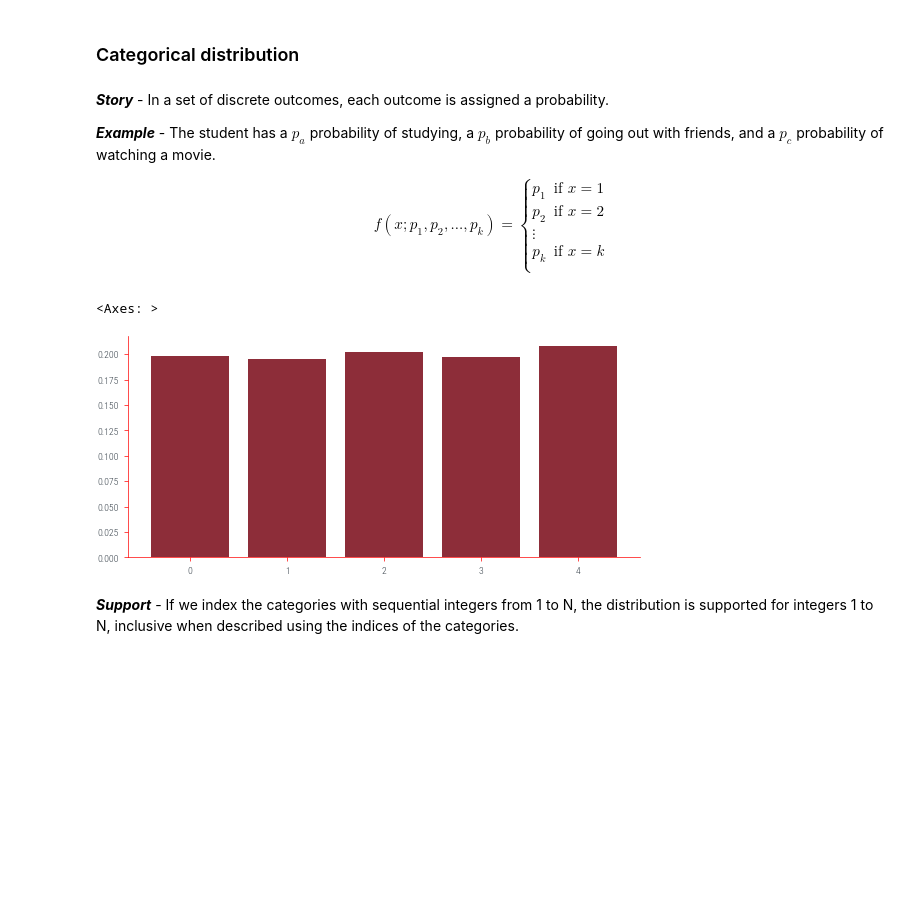
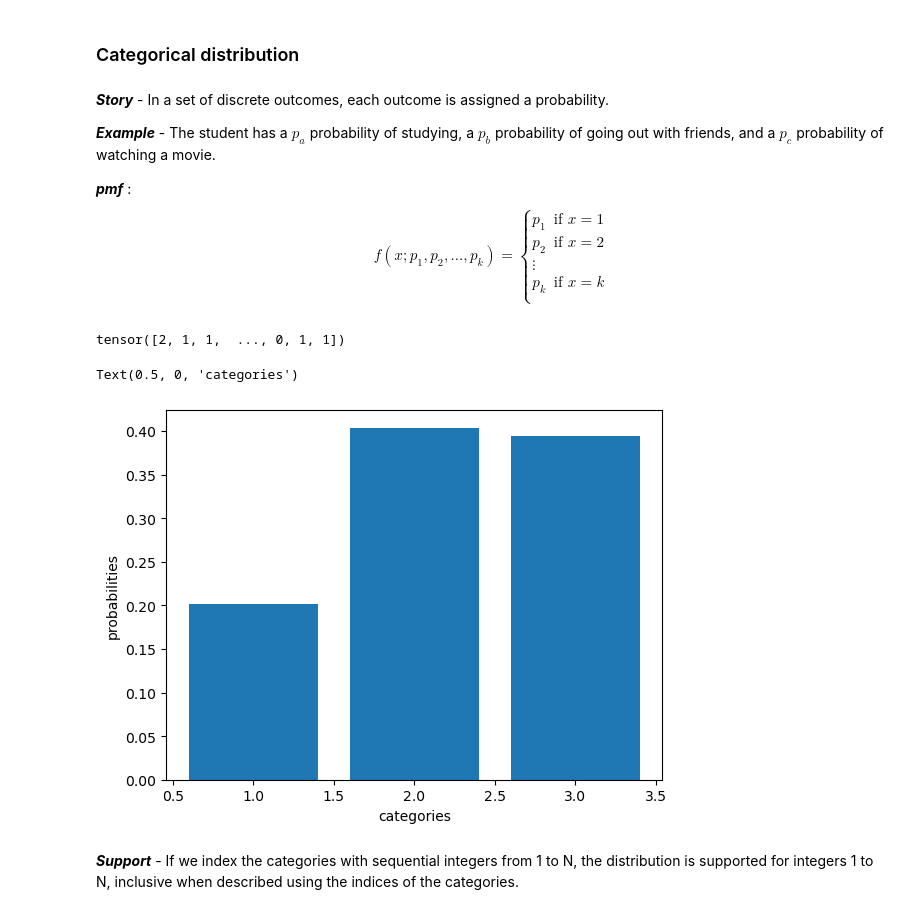
Before and after one commit to rishabh-mondal/Rishabh-mondal.github.io, a Jupyter notebook: posts/Sampling_distributions.ipynb, the cells around one changed output. Saved outputs shown, nothing was run; the diff lists cells and outputs as text; code cells hidden in the pictures; blank space fills up the shorter version.

```diff
--- a/posts/Sampling_distributions.ipynb
+++ b/posts/Sampling_distributions.ipynb
@@ -15,8 +17,6 @@ import matplotlib.pyplot as plt
 import torch
 import torch.distributions as dist
 import math
-from tueplots import bundles
-plt.rcParams.update(bundles.beamer_moml())
 from IPython.display import Image
 import warnings
 warnings.filterwarnings('ignore')
@@ -116,6 +133,7 @@ format_axes(plt.gca())
 
 ***Example*** - The student has a $p_{a}$ probability of studying, a $p_{b}$ probability of going out with friends, and a $p_{c}$ probability of watching a movie.
 
+***pmf*** :
 $$
 f(x; p_1, p_2, ..., p_k) =
 \begin{cases}
@@ -126,17 +144,25 @@ p_k & \text{if } x = k \\
 \end{cases}
 $$
 # %%
+import torch.distributions as dist
 from torch.distributions import Categorical
-categorical_distribution = Categorical(torch.ones(num_categories))
+probs=torch.tensor([0.20,0.40,0.40])
+categorical_distribution = Categorical(probs)
 categorical_numbers = categorical_distribution.sample((n_samples,))
+print(categorical_numbers)
 category_counts = torch.bincount(categorical_numbers)
-# Compute the probabilities
 probabilities = category_counts / n_samples
-plt.bar(range(len(probabilities)), probabilities)
-format_axes(plt.gca())
+#print(category_counts)
+#print(probabilities)
+categories = torch.arange(1,len(probabilities)+1)
+#print(categories)
+plt.bar(categories, probabilities)
+plt.ylabel("probabilities")
+plt.xlabel("categories")
 # %% [output]
-<Axes: >
+tensor([2, 1, 1,  ..., 0, 1, 1])
+Text(0.5, 0, 'categories')
-[figure, old version]
+[figure, new version]
 # %% [markdown]
 ***Support*** -
 If we index the categories with sequential integers from 1 to N, the distribution is supported for integers 1 to N, inclusive when described using the indices of the categories.
```
Also changed, not shown: parts of 29 cells of this notebook, 22 other files.
